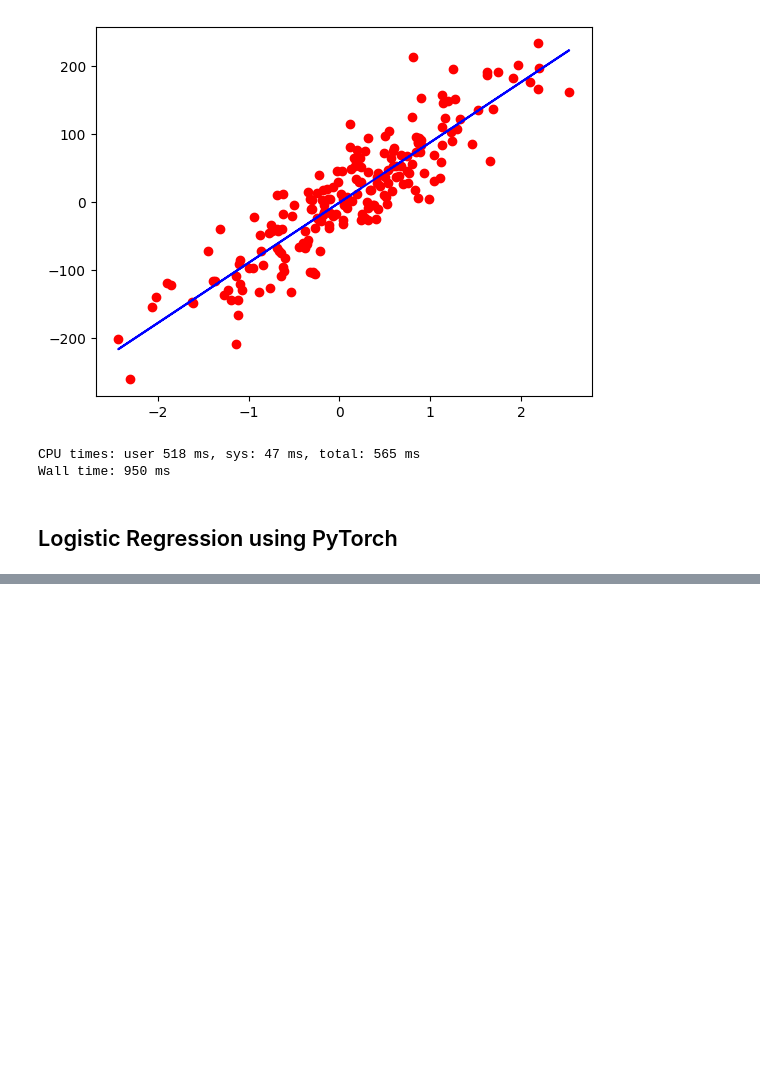
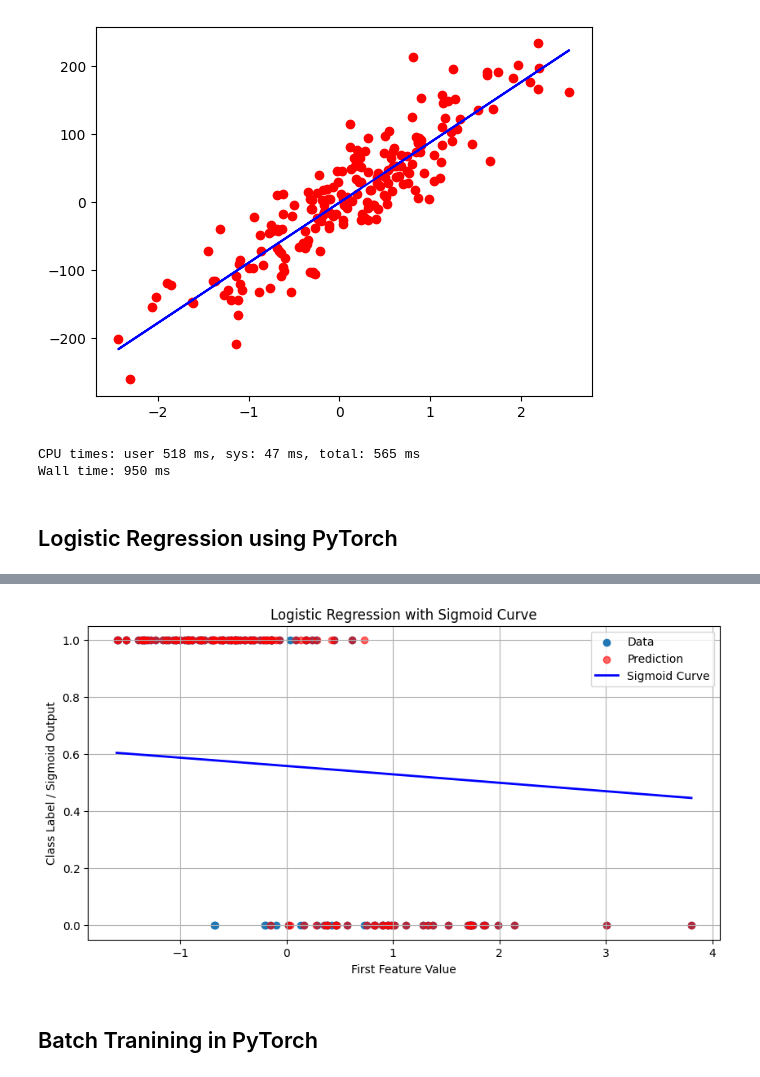
Before and after one commit to Sourish168/Python, a Jupyter notebook: PyTorch/PyTorch_Tutorial.ipynb, the cells around one changed output, grey strips where cells are left out. Cells and saved outputs as stored; diff of their text form; code cells hidden in the pictures; blank space fills up the shorter version.

```diff
--- a/PyTorch/PyTorch_Tutorial.ipynb
+++ b/PyTorch/PyTorch_Tutorial.ipynb
@@ -949,0 +1068,33 @@ Wall time: 950 ms
+# %%
+# Visualize the Logistic Regression curve with Sigmoid
+plt.figure(figsize=(10, 5))
+
+# Scatter plot of the actual data and predicted class labels
+plt.scatter(X_test[:, 0], Y_test, label="Data")
+plt.scatter(X_test[:, 0], y_predicted_cls, color="r", label="Prediction", alpha=0.6)
+
+# Generate a range of values for the first feature
+x_range = np.linspace(X_test[:, 0].min(), X_test[:, 0].max(), 300)
+x_range_tensor = torch.from_numpy(x_range.astype(np.float32)).view(-1, 1)
+
+# Extend to the full feature set for prediction
+x_range_tensor_full = torch.zeros((x_range_tensor.size(0), X_test.size(1)))
+x_range_tensor_full[:, 0] = x_range_tensor.squeeze()
+
+# Predict using the model
+with torch.no_grad():
+    y_range_predicted = model(x_range_tensor_full).numpy()
+
+# Plot the sigmoid curve
+plt.plot(x_range, y_range_predicted, color = "blue", label = "Sigmoid Curve", linewidth = 2)
+
+plt.xlabel('First Feature Value')
+plt.ylabel('Class Label / Sigmoid Output')
+plt.title('Logistic Regression with Sigmoid Curve')
+plt.legend()
+plt.grid()
+plt.show()
+# %% [output]
+[figure, added]
+# %% [markdown]
+## Batch Tranining in PyTorch
```
Also changed, not shown: parts of 4 cells of this notebook.
